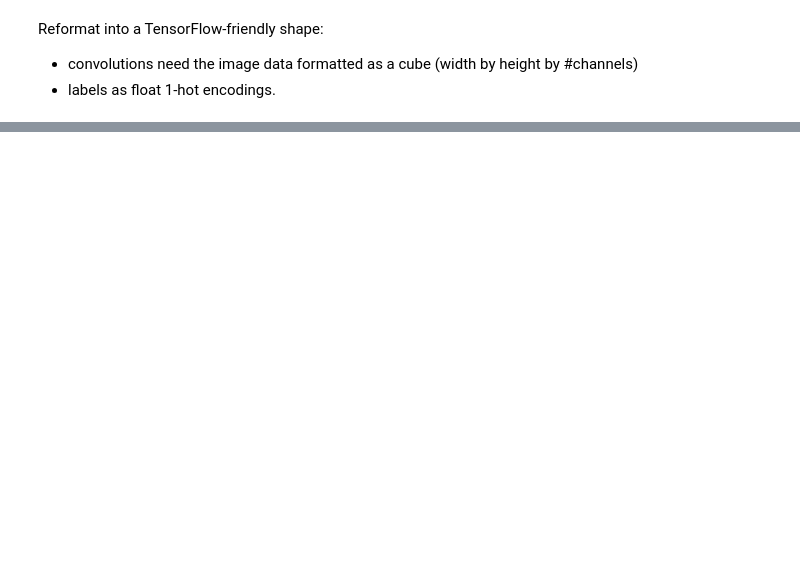
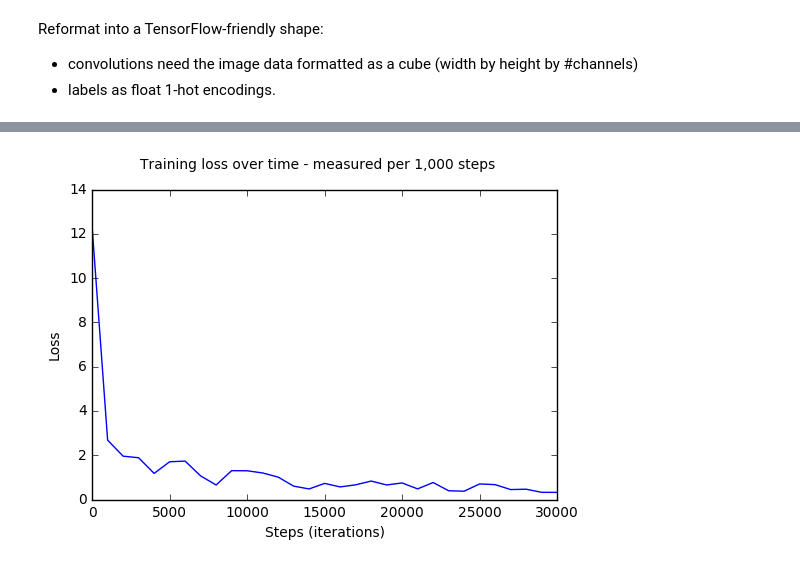
Before and after one commit to kdeneweth3/SVHN_Deep_NN, a Jupyter notebook: number_ocr.ipynb, the cells around one changed output, grey strips where cells are left out. Cells and saved outputs as stored; diff of their text form; code cells hidden in the pictures; blank space fills up the shorter version.

```diff
--- a/number_ocr.ipynb
+++ b/number_ocr.ipynb
@@ -236,0 +301,8 @@ for pic in range(len(try_dataset)):
+# %%
+plt.suptitle('Training loss over time - measured per 1,000 steps')
+plt.xlabel('Steps (iterations)')
+plt.ylabel('Loss')
+plt.plot(step_num, train_loss)
+plt.show()
+# %% [output]
+[figure, added]
```
Also changed, not shown: parts of 15 cells of this notebook, 1 other file.
